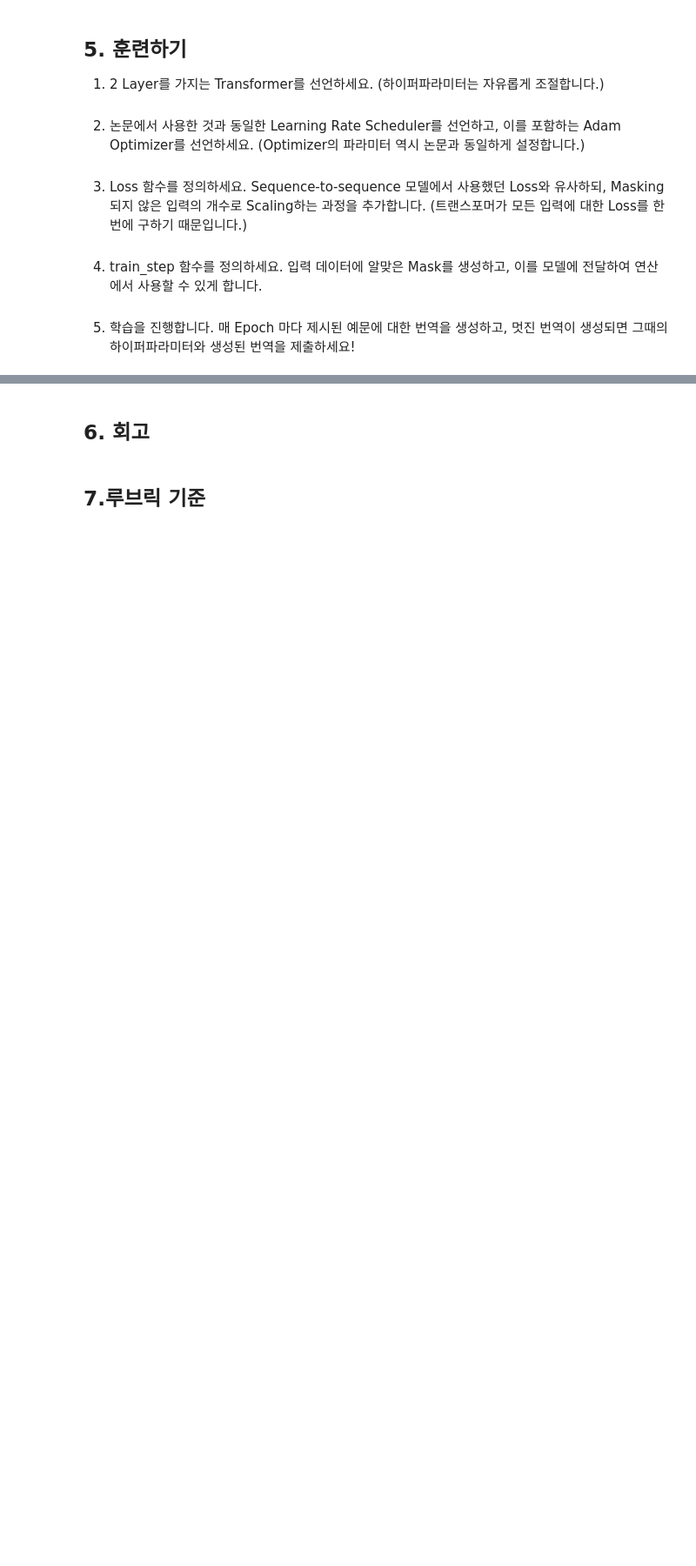
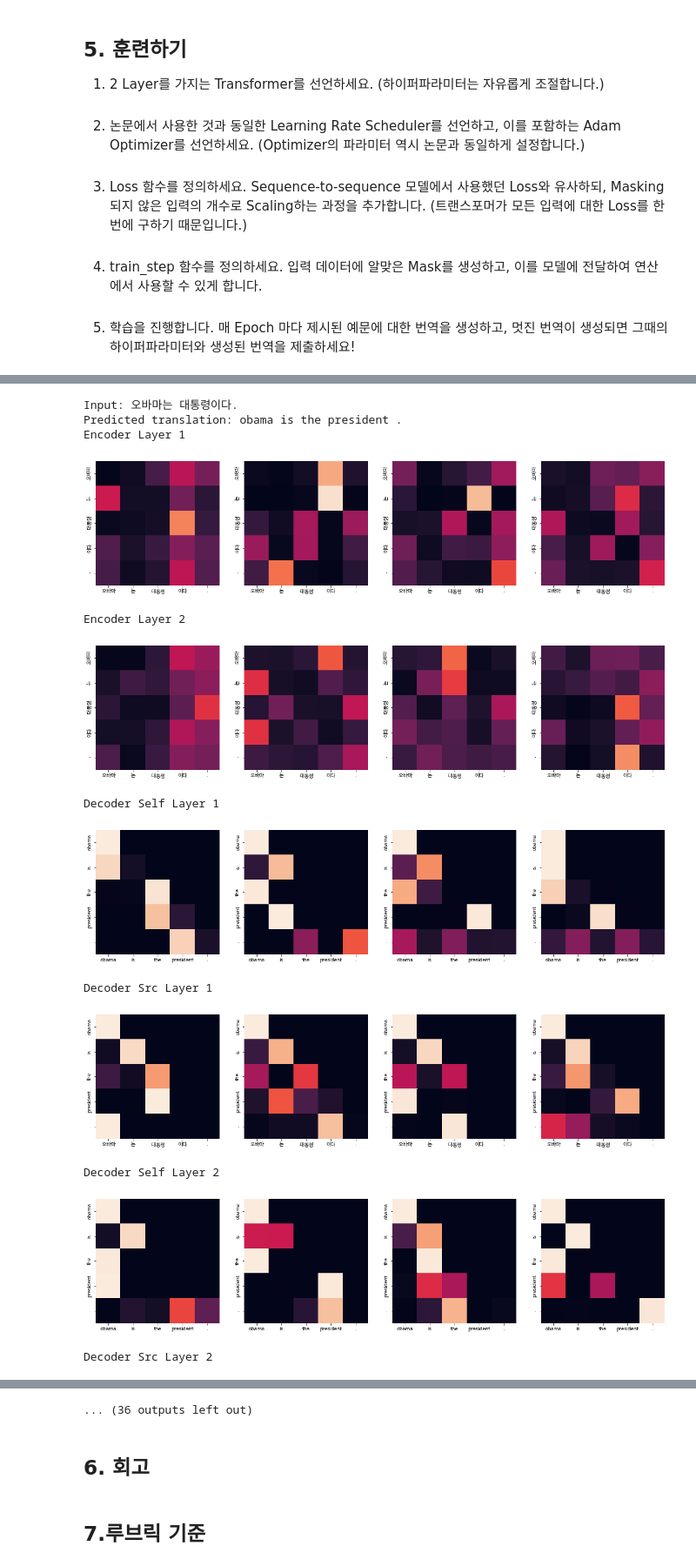
Before and after one commit to jx-dohwan/Aiffel_NLP_Project, a Jupyter notebook: [NLP_10]Create_a_translator_with_Transformer.ipynb, the cells around one changed output, grey strips where cells are left out. Shown at 87% size. Cells and saved outputs as stored; diff of their text form; code cells hidden in the pictures; blank space fills up the shorter version.

```diff
--- a/[NLP_10]Create_a_translator_with_Transformer.ipynb
+++ b/[NLP_10]Create_a_translator_with_Transformer.ipynb
@@ -229,7 +229,7 @@ assert len(kor_corpus) == len(eng_corpus)
 for idx in tqdm(range(len(kor_corpus))):
         ko_pair = ko_tokenizer.encode_as_ids(kor_corpus[idx])
         en_pair = en_tokenizer.encode_as_ids(eng_corpus[idx])
-        if len(ko_pair) >= 50 or len(en_pair) >= 52:
+        if len(ko_pair) <= 50 and len(en_pair) <= 50: # 영어는 52로 지정한 이유는 eos, bos가 추가되었기 때문이다.
             src_corpus.append(ko_pair)
             tgt_corpus.append(en_pair)
 
@@ -651,0 +798,36 @@ Sequence-to-sequence 모델에서 사용했던 Loss와 유사하되, Masking 되
+# %%
+# 학습
+
+from tqdm import tqdm_notebook
+
+BATCH_SIZE = 64
+EPOCHS = 20
+
+examples = [
+            "오바마는 대통령이다.",
+            "시민들은 도시 속에 산다.",
+            "커피는 필요 없다.",
+            "일곱 명의 사망자가 발생했다."
+]
+
+for epoch in range(EPOCHS):
+    total_loss = 0
+
+    idx_list = list(range(0, enc_train.shape[0], BATCH_SIZE))
+    random.shuffle(idx_list)
+    t = tqdm_notebook(idx_list)
+
+    for (batch, idx) in enumerate(t):
+        batch_loss, enc_attns, dec_attns, dec_enc_attns = \
+        train_step(enc_train[idx:idx+BATCH_SIZE],
+                    dec_train[idx:idx+BATCH_SIZE],
+                    transformer,
+                    optimizer)
+
+        total_loss += batch_loss
+
+        t.set_description_str('Epoch %2d' % (epoch + 1))
+        t.set_postfix_str('Loss %.4f' % (total_loss.numpy() / (batch + 1)))
+
+    for example in examples:
+        translate(example, transformer, ko_tokenizer, en_tokenizer)
@@ -651,0 +925,3 @@ Sequence-to-sequence 모델에서 사용했던 Loss와 유사하되, Masking 되
+# %%
+for example in examples:
+        translate(example, transformer, ko_tokenizer, en_tokenizer)
@@ -651,0 +937,17 @@ Sequence-to-sequence 모델에서 사용했던 Loss와 유사하되, Masking 되
+# %%
+for example in examples:
+        translate(example, transformer, ko_tokenizer, en_tokenizer, True)
+# %% [output]
+Input: 오바마는 대통령이다.
+Predicted translation: obama is the president .
+Encoder Layer 1
+[figure, added]
+Encoder Layer 2
+[figure, added]
+Decoder Self Layer 1
+[figure, added]
+Decoder Src Layer 1
+[figure, added]
+Decoder Self Layer 2
+[figure, added]
+Decoder Src Layer 2
@@ -652,3 +955,4 @@ Sequence-to-sequence 모델에서 사용했던 Loss와 유사하되, Masking 되
+... (36 outputs left out)
 # %% [markdown]
 ## 6. 회고
 # %% [markdown]
```
Also changed, not shown: parts of 26 cells of this notebook.
